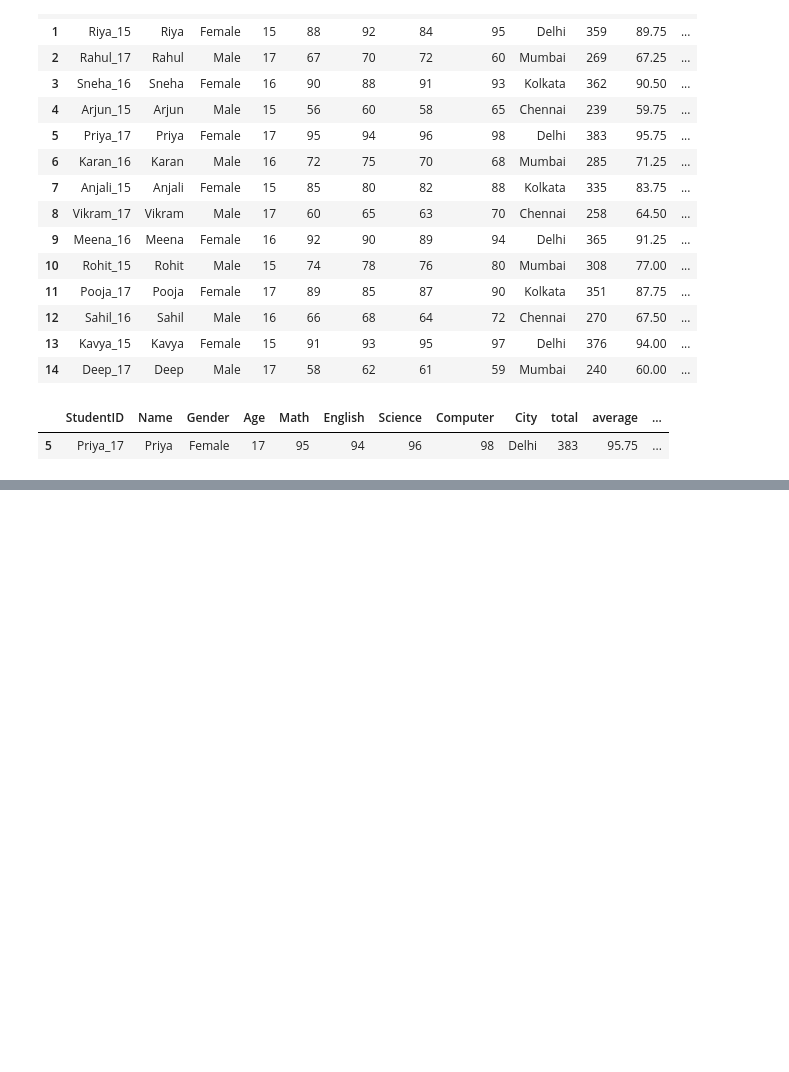
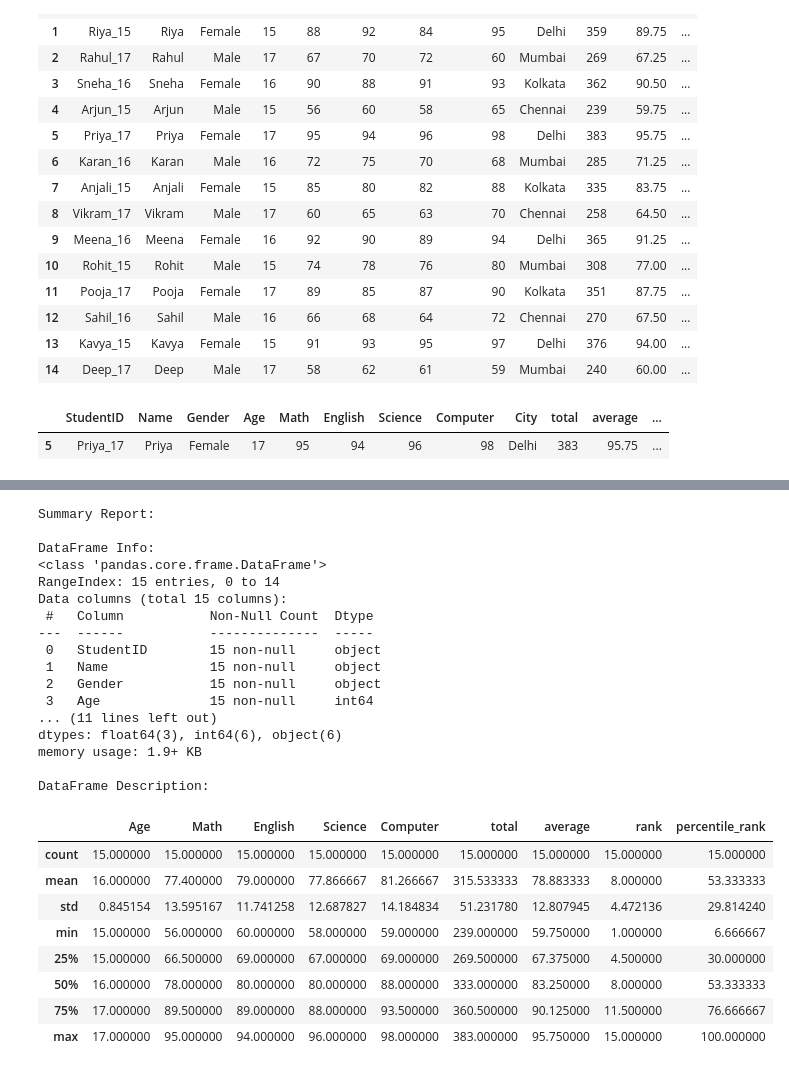
Before and after one commit to Biswajit-Sardar/pandas, a Jupyter notebook: practice.ipynb, the cells around one changed output, grey strips where cells are left out. Saved outputs shown, nothing was run; the diff lists cells and outputs as text; code cells hidden in the pictures; blank space fills up the shorter version.

```diff
--- a/practice.ipynb
+++ b/practice.ipynb
@@ -524,2 +539,4 @@ df[df['Computer'] == df['Computer'].max()]
 # %%
 #Calculate percentile rank based on Total marks.
+df['percentile_rank'] = df['total'].rank(pct=True) * 100
+df
@@ -528,2 +569,13 @@ df[df['Computer'] == df['Computer'].max()]
 # %%
 #Create grade column using apply() (A/B/C/D).
+def assign_grade(avg):
+    if avg >= 90:
+        return 'A'
+    elif avg >= 80:
+        return 'B'
+    elif avg >= 70:
+        return 'C'
+    else:
+        return 'D'
+df['grade'] = df['average'].apply(assign_grade)
+df
@@ -532,2 +610,34 @@ df[df['Computer'] == df['Computer'].max()]
 # %%
 #Generate a full summary report (using describe() and info()).
+print("Summary Report:")
+print("\nDataFrame Info:")
+df.info()
+print("\nDataFrame Description:")
+df.describe()
+# %% [output]
+Summary Report:
+
+DataFrame Info:
+<class 'pandas.core.frame.DataFrame'>
+RangeIndex: 15 entries, 0 to 14
+Data columns (total 15 columns):
+ #   Column           Non-Null Count  Dtype
+---  ------           --------------  -----
+ 0   StudentID        15 non-null     object
+ 1   Name             15 non-null     object
+ 2   Gender           15 non-null     object
+ 3   Age              15 non-null     int64
+... (11 lines left out)
+dtypes: float64(3), int64(6), object(6)
+memory usage: 1.9+ KB
+
+DataFrame Description:
+|  | Age | Math | English | Science | Computer | total | average | rank | percentile_rank |
+| count | 15.000000 | 15.000000 | 15.000000 | 15.000000 | 15.000000 | 15.000000 | 15.000000 | 15.000000 | 15.000000 |
+| mean | 16.000000 | 77.400000 | 79.000000 | 77.866667 | 81.266667 | 315.533333 | 78.883333 | 8.000000 | 53.333333 |
+| std | 0.845154 | 13.595167 | 11.741258 | 12.687827 | 14.184834 | 51.231780 | 12.807945 | 4.472136 | 29.814240 |
+| min | 15.000000 | 56.000000 | 60.000000 | 58.000000 | 59.000000 | 239.000000 | 59.750000 | 1.000000 | 6.666667 |
+| 25% | 15.000000 | 66.500000 | 69.000000 | 67.000000 | 69.000000 | 269.500000 | 67.375000 | 4.500000 | 30.000000 |
+| 50% | 16.000000 | 78.000000 | 80.000000 | 80.000000 | 88.000000 | 333.000000 | 83.250000 | 8.000000 | 53.333333 |
+| 75% | 17.000000 | 89.500000 | 89.000000 | 88.000000 | 93.500000 | 360.500000 | 90.125000 | 11.500000 | 76.666667 |
+| max | 17.000000 | 95.000000 | 94.000000 | 96.000000 | 98.000000 | 383.000000 | 95.750000 | 15.000000 | 100.000000 |
```
Also changed, not shown: parts of 6 cells of this notebook.
